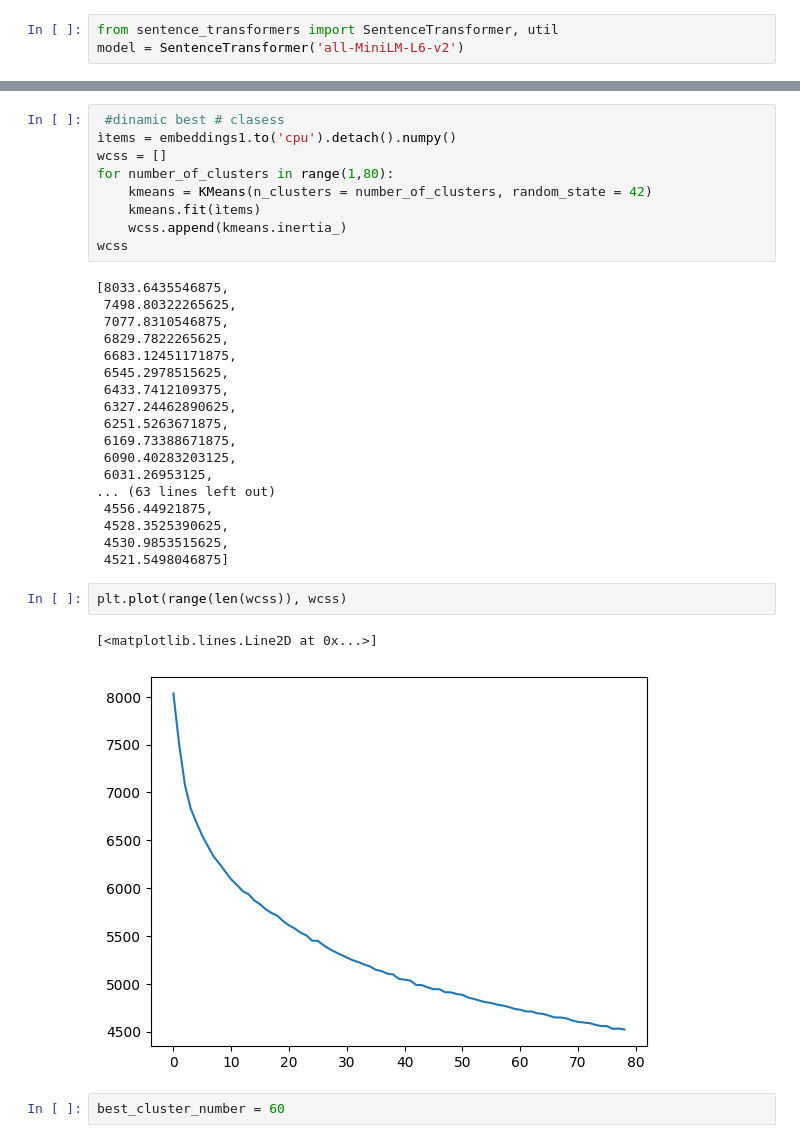
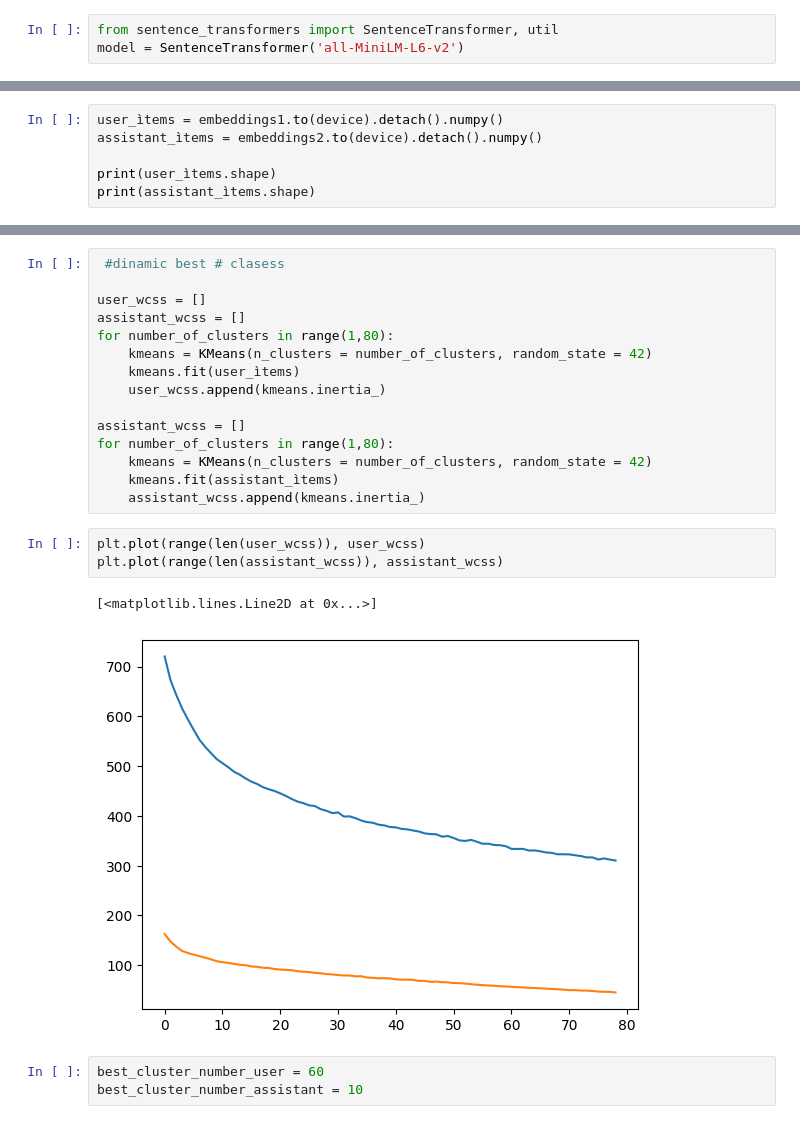
Before and after one commit to javierrojas6/nlp-final-proyect, a Jupyter notebook: intent classification.ipynb, the cells around one changed output, grey strips where cells are left out. Cells and saved outputs as stored; diff of their text form.

```diff
--- a/intent classification.ipynb
+++ b/intent classification.ipynb
@@ -47,0 +70,6 @@ embeddings1 = model.encode(df['text'], convert_to_tensor=True)
+# %%
+user_ìtems = embeddings1.to(device).detach().numpy()
+assistant_ìtems = embeddings2.to(device).detach().numpy()
+
+print(user_ìtems.shape)
+print(assistant_ìtems.shape)
@@ -84,35 +87,25 @@ labels:  9893 [7 3 6 ... 3 5 5]
 # %%
  #dinamic best # clasess
-ìtems = embeddings1.to('cpu').detach().numpy()
-wcss = []
+
+user_wcss = []
+assistant_wcss = []
 for number_of_clusters in range(1,80):
     kmeans = KMeans(n_clusters = number_of_clusters, random_state = 42)
-    kmeans.fit(ìtems)
-    wcss.append(kmeans.inertia_)
-wcss
+    kmeans.fit(user_ìtems)
+    user_wcss.append(kmeans.inertia_)
+
+assistant_wcss = []
+for number_of_clusters in range(1,80):
+    kmeans = KMeans(n_clusters = number_of_clusters, random_state = 42)
+    kmeans.fit(assistant_ìtems)
+    assistant_wcss.append(kmeans.inertia_)
-# %% [output]
-[8033.6435546875,
- 7498.80322265625,
- 7077.8310546875,
- 6829.7822265625,
- 6683.12451171875,
- 6545.2978515625,
- 6433.7412109375,
- 6327.24462890625,
- 6251.5263671875,
- 6169.73388671875,
- 6090.40283203125,
- 6031.26953125,
-... (63 lines left out)
- 4556.44921875,
- 4528.3525390625,
- 4530.9853515625,
- 4521.5498046875]
-# %%
-plt.plot(range(len(wcss)), wcss)
-# %% [output]
-[<matplotlib.lines.Line2D at 0x...>]
-[figure, removed]
-# %%
-best_cluster_number = 60
+# %%
+plt.plot(range(len(user_wcss)), user_wcss)
+plt.plot(range(len(assistant_wcss)), assistant_wcss)
+# %% [output]
+[<matplotlib.lines.Line2D at 0x...>]
+[figure, added]
+# %%
+best_cluster_number_user = 60
+best_cluster_number_assistant = 10
 # %%
```
Also changed, not shown: parts of 18 cells of this notebook.
